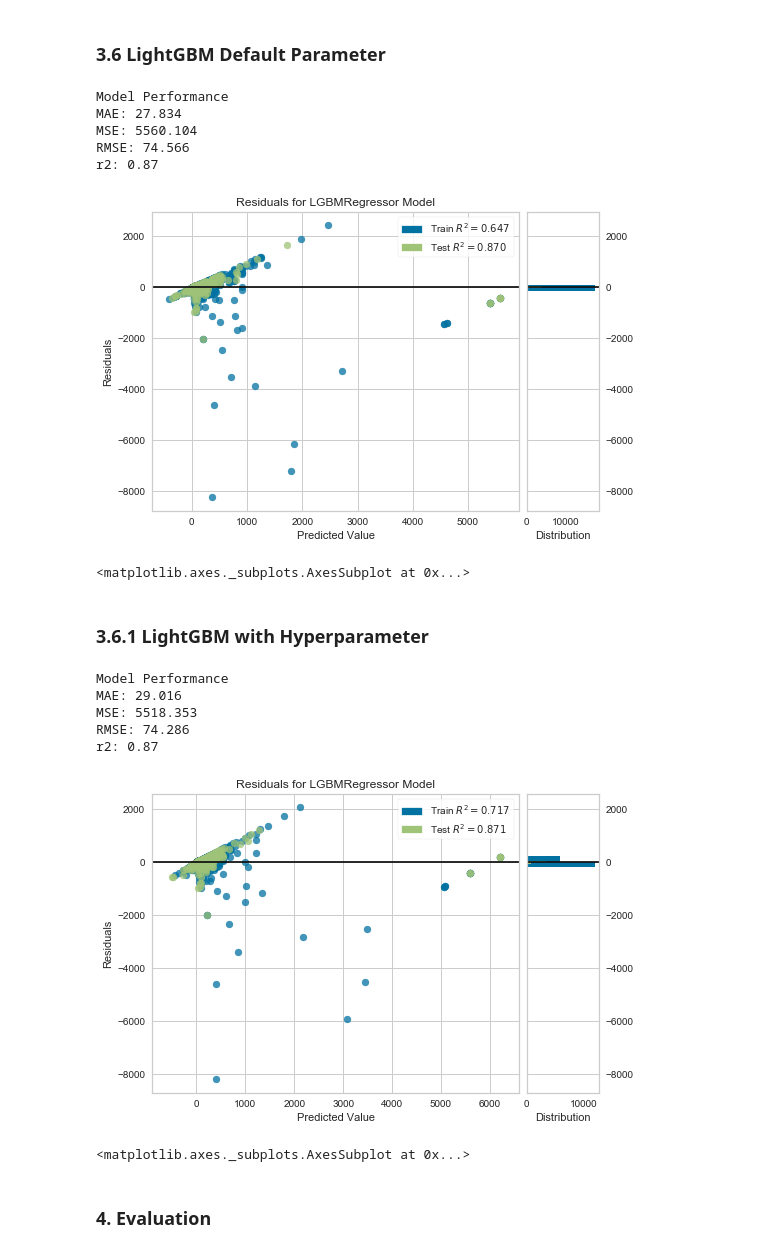
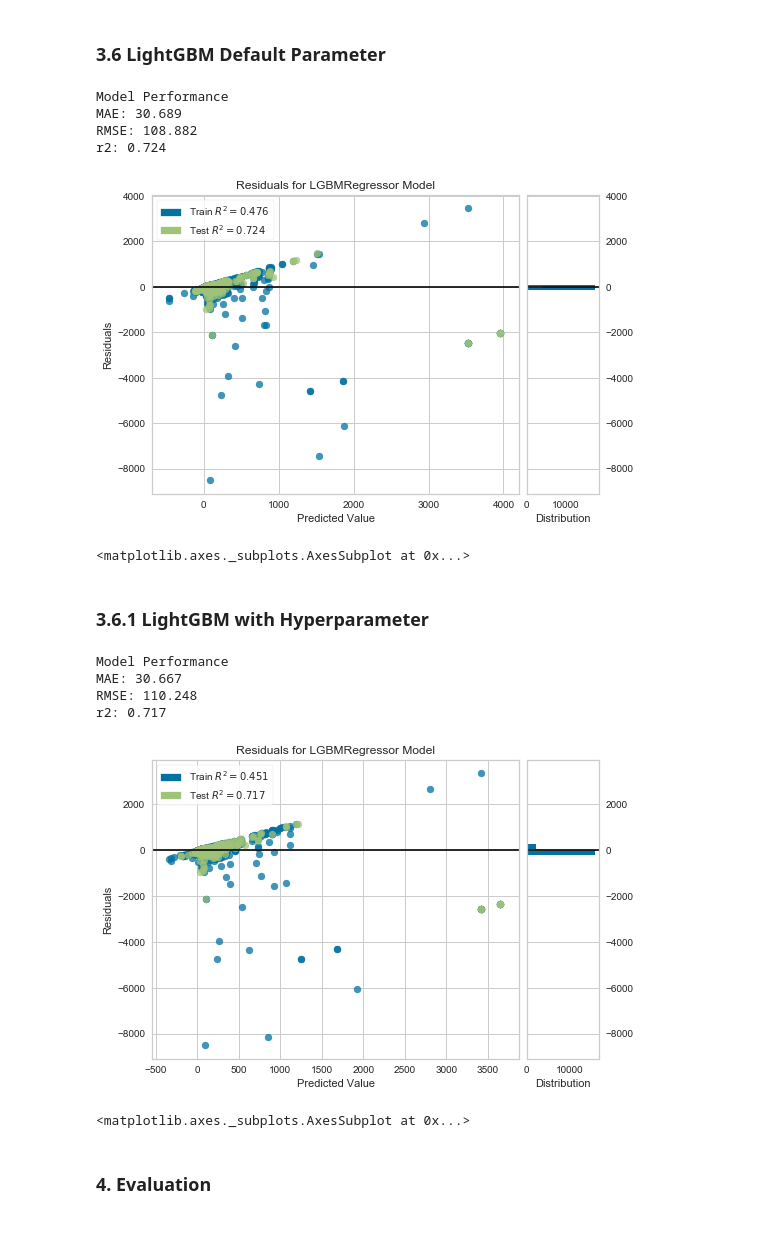
Before and after one commit to reynaldorizki1995/RezaRR_JCDS02BDG_FINAL_PROJECT, a Jupyter notebook: Modelling Experiment 1.ipynb, the cells around one changed output. Saved outputs shown, nothing was run; the diff lists cells and outputs as text; code cells hidden in the pictures.

```diff
--- a/Modelling Experiment 1.ipynb
+++ b/Modelling Experiment 1.ipynb
@@ -589,10 +545,12 @@ r2: 0.7878638538880621
 # %% [markdown]
 ### 3.4.1 Random Forest with Hyperparameter
 # %%
-random_forest_grid.fit(xtr, ytr)
-random_forest_grid_acc2 = evaluate(random_forest_grid, xts, yts)
+random_forest_grid_2 = RandomForestRegressor(bootstrap=True, min_samples_split=2,
+                                          n_estimators = 200)
+random_forest_grid_2.fit(xtr,ytr)
+random_forest_grid_acc2 = evaluate(random_forest_grid_2, xts, yts)
 
-visualizer = ResidualsPlot(random_forest_grid)
+visualizer = ResidualsPlot(random_forest_grid_2)
 visualizer.fit(xtr, ytr)
 visualizer.score(xts, yts)
 visualizer.show()
@@ -607,10 +564,11 @@ r2: 0.8151602892948804
 # %% [markdown]
 ### 3.5 XGBoost Default Parameter
 # %%
-booster.fit(xtr, ytr)
-booster_acc2 = evaluate(booster, xts, yts)
+booster_2 = XGBRegressor()
+booster_2.fit(xtr, ytr)
+booster_acc2 = evaluate(booster_2, xts, yts)
 
-visualizer = ResidualsPlot(booster)
+visualizer = ResidualsPlot(booster_2)
 visualizer.fit(xtr, ytr)
 visualizer.score(xts, yts)
 visualizer.show()
@@ -626,10 +583,11 @@ r2: 0.5854805728593908
 # %% [markdown]
 ### 3.5.1 XGBoost with Hyperparameter
 # %%
-booster_grid.fit(xtr, ytr)
-booster_grid_acc2 = evaluate(booster_grid, xts,yts)
+booster_grid_2 = XGBRegressor(colsample_bytree = 0.7, gamma = 0.2, learning_rate= 0.1, max_depth= 7, n_estimators= 200)
+booster_grid_2.fit(xtr,ytr)
+booster_grid_acc2 = evaluate(booster_grid_2, xts,yts)
 
-visualizer = ResidualsPlot(booster_grid)
+visualizer = ResidualsPlot(booster_grid_2)
 visualizer.fit(xtr, ytr)
 visualizer.score(xts, yts)
 visualizer.show()
@@ -645,38 +602,38 @@ r2: 0.8878433556926436
 # %% [markdown]
 ### 3.6 LightGBM Default Parameter
 # %%
-lgbm.fit(xtr, ytr)
-lgbm_acc2 = evaluate(lgbm, xts, yts)
+lgbm_2 = LGBMRegressor()
+lgbm_2.fit(xtr, ytr)
+lgbm_acc2 = evaluate(lgbm_2, xts, yts)
 
-visualizer = ResidualsPlot(lgbm)
+visualizer = ResidualsPlot(lgbm_2)
 visualizer.fit(xtr, ytr)
 visualizer.score(xts, yts)
 visualizer.show()
 # %% [output]
 Model Performance
-MAE: 27.834
-MSE: 5560.104
-RMSE: 74.566
-r2: 0.87
+MAE: 30.689
+RMSE: 108.882
+r2: 0.724
-[figure, old version]
+[figure, new version]
 <matplotlib.axes._subplots.AxesSubplot at 0x...>
 # %% [markdown]
 ### 3.6.1 LightGBM with Hyperparameter
 # %%
-lgbm_grid.fit(xtr, ytr)
-lgbm_grid_acc2 = evaluate(lgbm_grid, xts, yts)
+lgbm_grid_2 = LGBMRegressor(learning_rate=0.1, max_bin=10, n_estimators = 80, num_leaves = 40)
+lgbm_grid_2.fit(xtr,ytr)
+lgbm_grid_acc2 = evaluate(lgbm_grid_2, xts, yts)
 
-visualizer = ResidualsPlot(lgbm_grid)
+visualizer = ResidualsPlot(lgbm_grid_2)
 visualizer.fit(xtr, ytr)
 visualizer.score(xts, yts)
 visualizer.show()
 # %% [output]
 Model Performance
-MAE: 29.016
-MSE: 5518.353
-RMSE: 74.286
-r2: 0.87
+MAE: 30.667
+RMSE: 110.248
+r2: 0.717
-[figure, old version]
+[figure, new version]
 <matplotlib.axes._subplots.AxesSubplot at 0x...>
 # %% [markdown]
 ### 4. Evaluation
```
Also changed, not shown: parts of 43 cells of this notebook.
